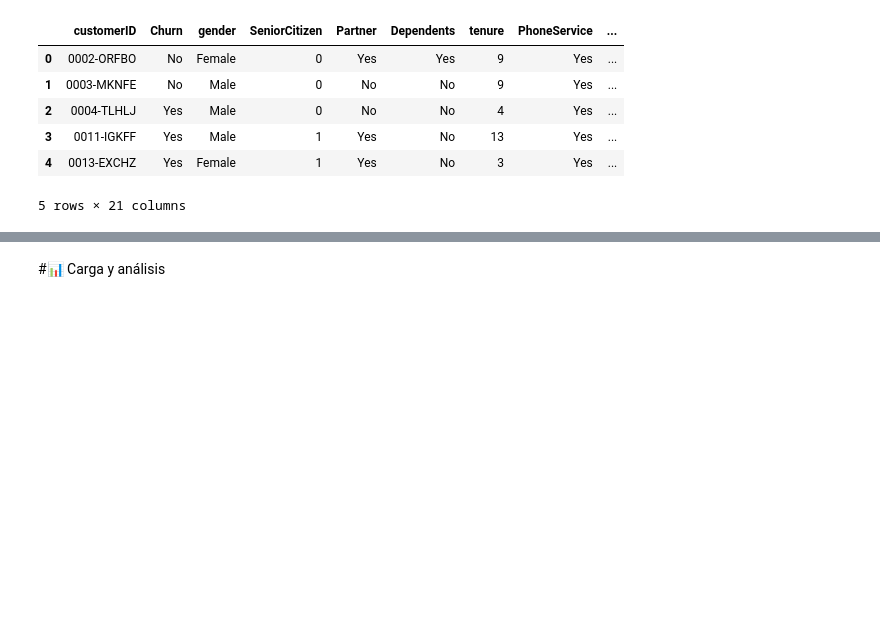
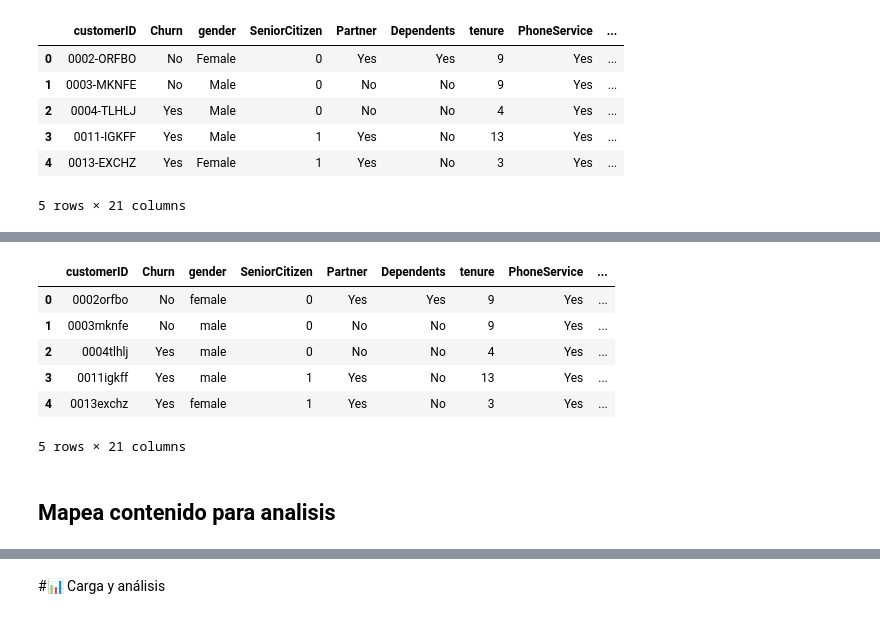
Before and after one commit to Elavat9000/TelecomX_LATAM_challenge2-data-science-LATAM, a Jupyter notebook: TelecomX_Intento2_LATAM.ipynb, the cells around one changed output, grey strips where cells are left out. Cells and saved outputs as stored; diff of their text form; code cells hidden in the pictures; blank space fills up the shorter version.

```diff
--- a/TelecomX_Intento2_LATAM.ipynb
+++ b/TelecomX_Intento2_LATAM.ipynb
@@ -43,0 +131,14 @@ df.head()
+# %%
+df[['customerID','gender', 'InternetService', 'PaymentMethod']] = df[['customerID','gender', 'InternetService', 'PaymentMethod']].applymap(lambda x: x.replace('-','').replace(',',''.strip()))
+df['Contract'] = df['Contract'].apply(lambda x: x.replace('-',' '))
+df.head()
+# %% [output]
+|  | customerID | Churn | gender | SeniorCitizen | Partner | Dependents | tenure | PhoneService | ... |
+| 0 | 0002orfbo | No | female | 0 | Yes | Yes | 9 | Yes | ... |
+| 1 | 0003mknfe | No | male | 0 | No | No | 9 | Yes | ... |
+| 2 | 0004tlhlj | Yes | male | 0 | No | No | 4 | Yes | ... |
+| 3 | 0011igkff | Yes | male | 1 | Yes | No | 13 | Yes | ... |
+| 4 | 0013exchz | Yes | female | 1 | Yes | No | 3 | Yes | ... |
+5 rows × 21 columns
+# %% [markdown]
+## Mapea contenido para analisis
```
Also changed, not shown: parts of 23 cells of this notebook.
